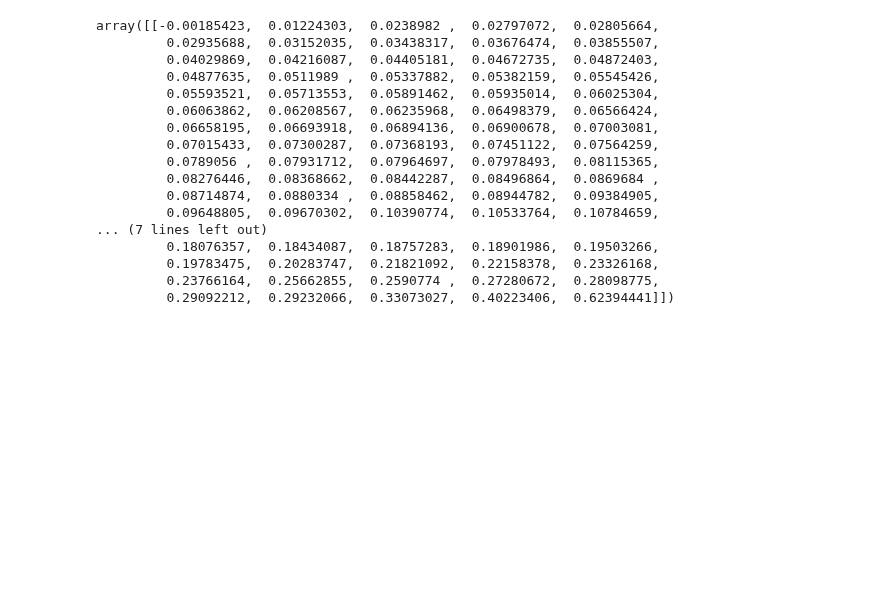
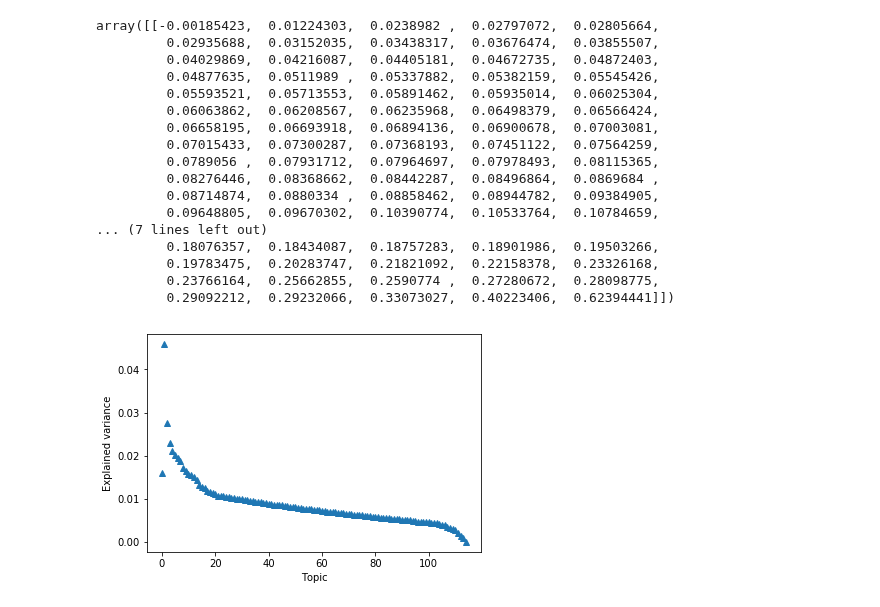
Before and after one commit to aawiegel/Poochr, a Jupyter notebook: PoochrScoopr.ipynb, the cells around one changed output. Drawn from its saved outputs; the diff is of its cells as text; code cells hidden in the pictures; blank space fills up the shorter version.

```diff
--- a/PoochrScoopr.ipynb
+++ b/PoochrScoopr.ipynb
@@ -985 +985,8 @@ with open('dog_lsa_matrix.npz', 'wb') as file:
     np.save(file, reduced_dog_mat)
+# %%
+fig, ax = plt.subplots()
+ax.plot(dog_lsa.explained_variance_ratio_,'^')
+ax.set_ylabel("Explained variance")
+ax.set_xlabel("Topic");
+# %% [output]
+[figure, added]
```
Also changed, not shown: parts of 5 cells of this notebook.
